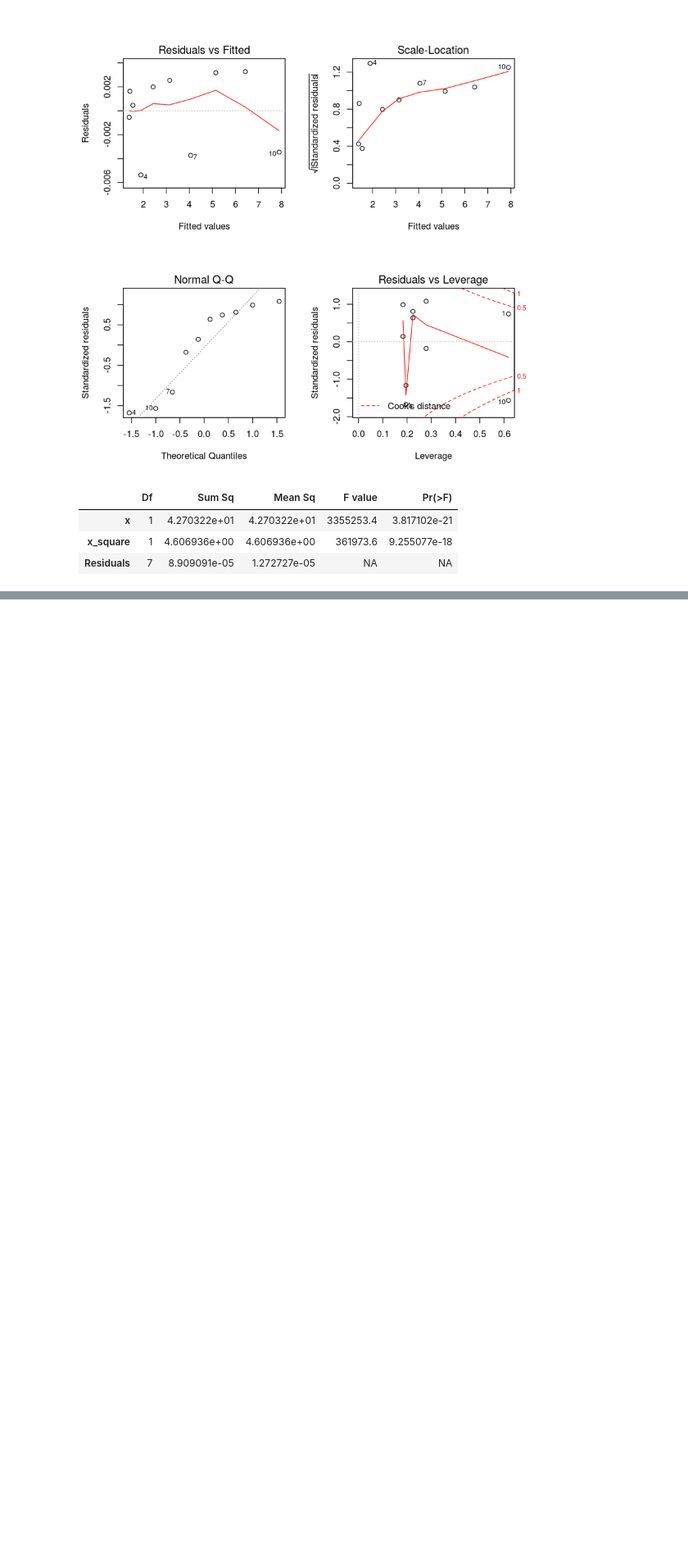
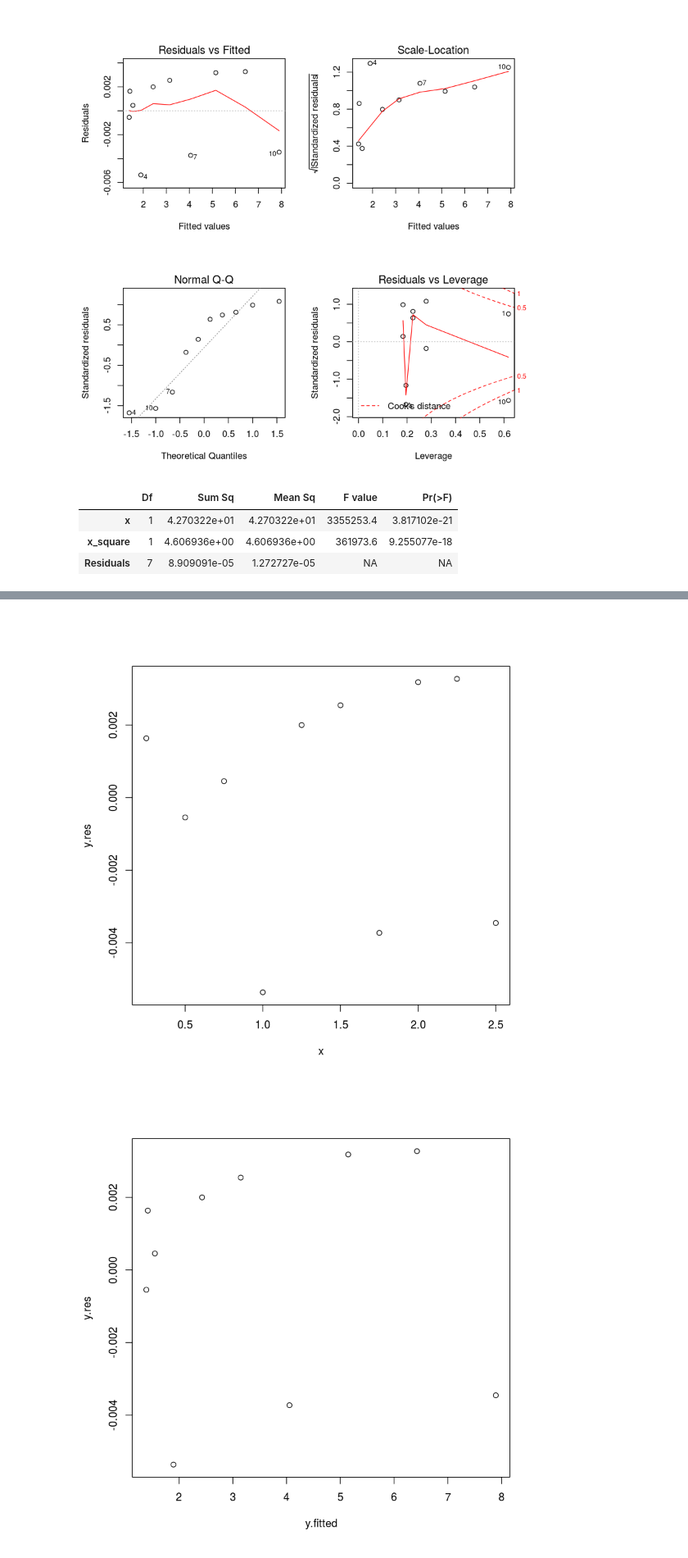
Before and after one commit to CMitropoulos/R-Regression_Analysis_Fall16, a Jupyter notebook: HW4 - Problem 7.2.ipynb, the cells around one changed output, grey strips where cells are left out. Shown at 82% size. Cells and saved outputs as stored; diff of their text form; code cells hidden in the pictures; blank space fills up the shorter version.

```diff
--- a/HW4 - Problem 7.2.ipynb
+++ b/HW4 - Problem 7.2.ipynb
@@ -37,0 +44,4 @@ anova(y.lm)
+# %%
+# To calculate the hypothesis that β2=0 we have to calculate the SSr for the reduced model with only β1,β0
+y.reduced<-lm(y~x)
+summary.aov(y.reduced)
@@ -37,0 +57,9 @@ anova(y.lm)
+# %%
+#PLOTS OF RESIDUALS WITH RESPECT TO x AND fit(y.lm).
+y.res <- resid(y.lm)
+plot(x,y.res)
+y.fitted<-fitted(y.lm)
+plot(y.fitted,y.res)
+# %% [output]
+[figure, added]
+[figure, added]
```
Also changed, not shown: parts of 3 cells of this notebook.
